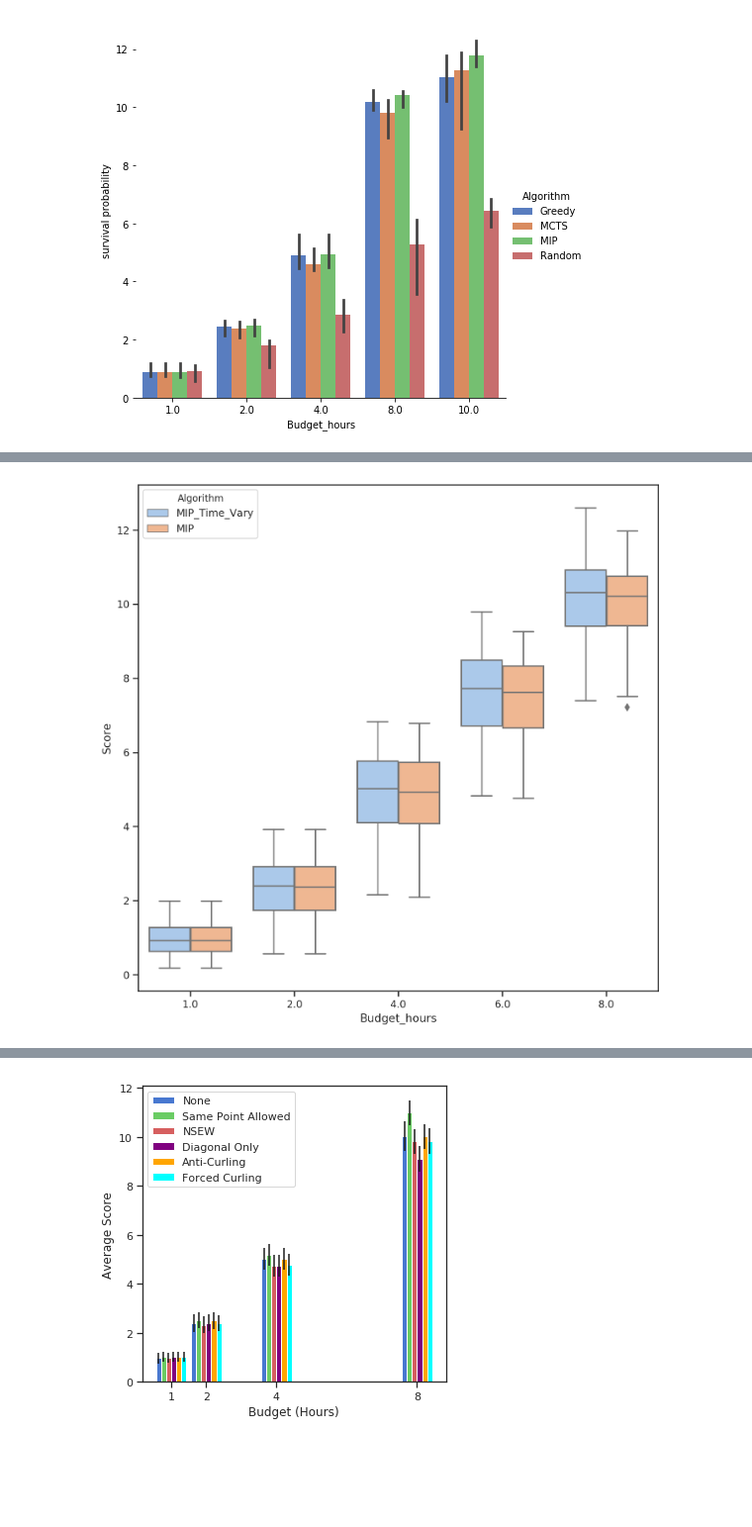
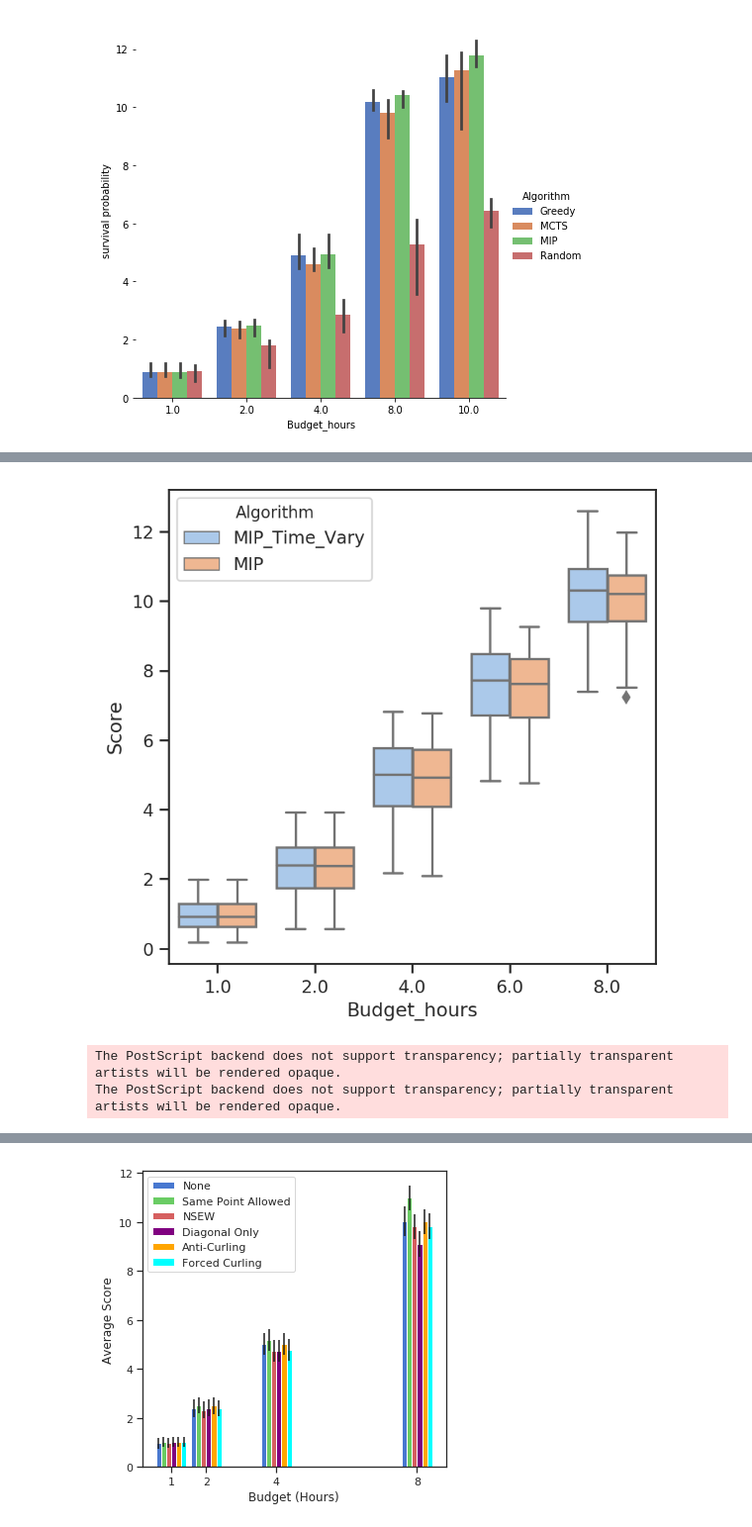
Before and after one commit to mlfrantz/OSU_MS_Robotics_Thesis, a Jupyter notebook: src/plotting_notebook.ipynb, the cells around one changed output, grey strips where cells are left out. Shown at 99% size. Cells and saved outputs as stored; diff of their text form; code cells hidden in the pictures; blank space fills up the shorter version.

```diff
--- a/src/plotting_notebook.ipynb
+++ b/src/plotting_notebook.ipynb
@@ -171,31 +197,33 @@ plt.show()
 # %%
 # This is line plot for time varying map testing
 # dataPath = 'data/budget_test_all_no_rand.csv'
 dataPath= 'data/time_vary_test.csv'
 file_path = os.path.join(os.path.abspath('..'), dataPath)
 df = pd.read_csv(file_path)
 nsewConstraint = ['Algorithm', 'Map_Center', 'Start', 'Score', 'Run_Time_(sec)', 'Budget_hours', 'Constraints']
 df = df.filter(nsewConstraint)
 
 # fig = plt.figure(figsize=(10,10), dpi=160, facecolor='w')
-fig = plt.figure(figsize=(10,10), dpi=160, facecolor='w')
+fig = plt.figure(figsize=(5.5,5.5), dpi=160, facecolor='w')
 sns.set(style="ticks", palette="pastel")
 sns.boxplot(x="Budget_hours", y="Score",
             hue="Algorithm", data=df.query("Budget_hours < 12"))
 # sns.despine(offset=10, trim=True)
 
 # g.despine(left=True)
-g.set_ylabels("Run Time (Seconds)")
-g.set_xlabels("Budget(Hours)")
+# plt.ylabels("Run Time (Seconds)")
+# plt.xlabels("Budget(Hours)")
 # h = plt.gca().get_lines()
 # lg = plt.legend(handles=h, labels=['a','b','c','d','e','f'], loc='best')
 # plt.legend(loc='upper left')
 
 plt.show()
 
-# g.savefig('/home/mlfrantz/Documents/MIP_Research/mip_research/Pictures/' + 'constraint_compare_time.eps', format='eps')
+fig.savefig('/home/frantz/Documents/MIP_Research/mip_research/Pictures/' + 'time_vary_score.eps', format='eps')
 # %% [output]
-[figure, old version]
+[figure, new version]
+The PostScript backend does not support transparency; partially transparent artists will be rendered opaque.
+The PostScript backend does not support transparency; partially transparent artists will be rendered opaque.
 # %%
 # This is line plot for time varying map testing
 # dataPath = 'data/budget_test_all_no_rand.csv'
```
Also changed, not shown: parts of 3 cells of this notebook.
